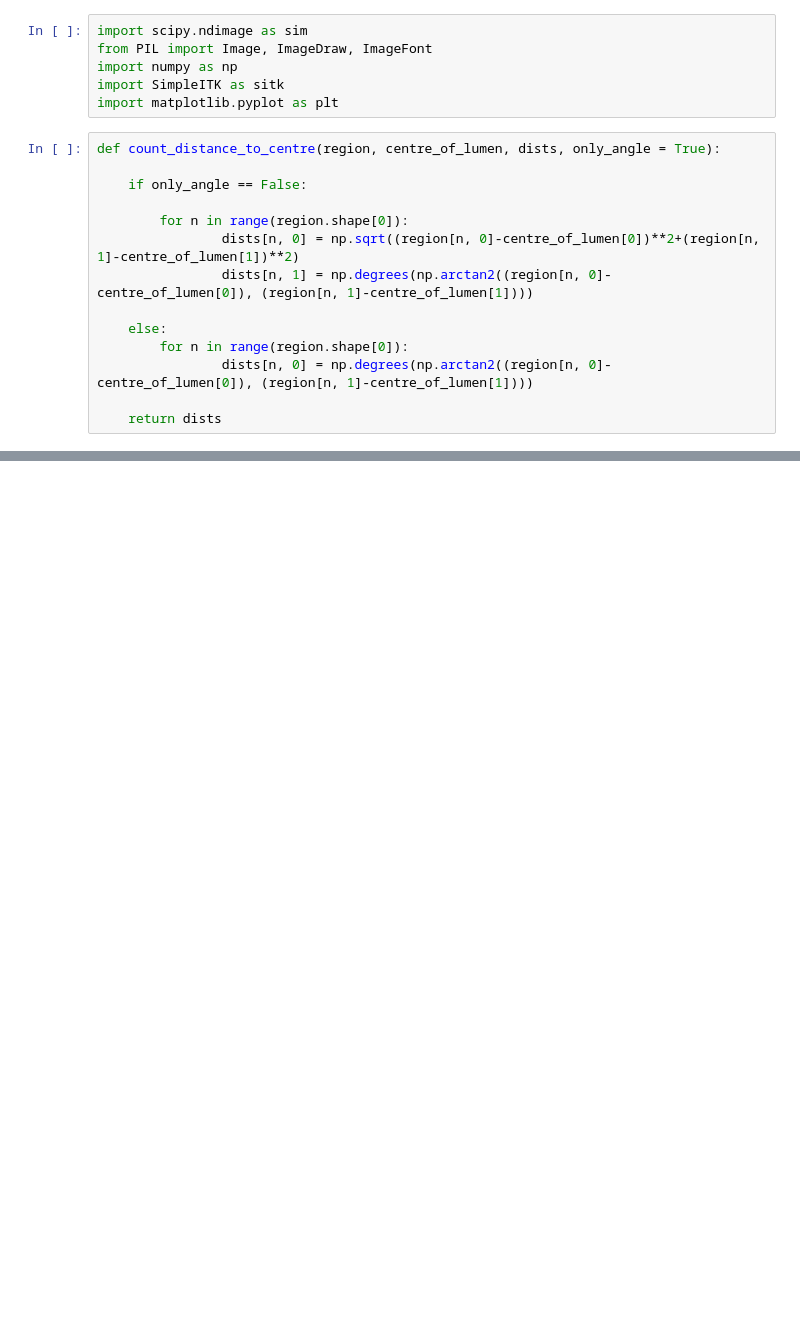
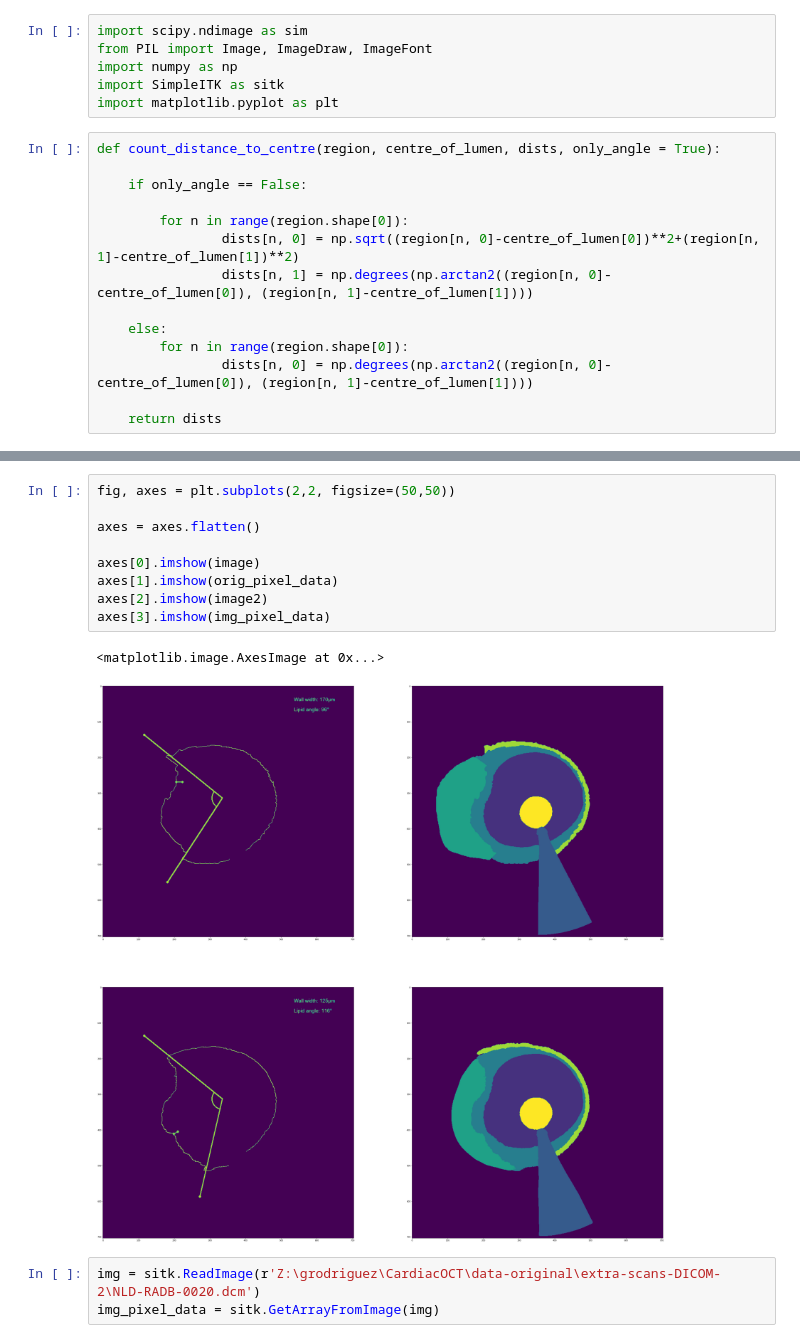
Before and after one commit to Gonzalo2408/CardiacOCT-project, a Jupyter notebook: post-processing/output_handling.ipynb, the cells around one changed output, grey strips where cells are left out. Saved outputs shown, nothing was run; the diff lists cells and outputs as text; blank space fills up the shorter version.

```diff
--- a/post-processing/output_handling.ipynb
+++ b/post-processing/output_handling.ipynb
@@ -357,0 +311,15 @@ axes[4].imshow(merged_preproc.astype(np.int32))
+# %%
+fig, axes = plt.subplots(2,2, figsize=(50,50))
+
+axes = axes.flatten()
+
+axes[0].imshow(image)
+axes[1].imshow(orig_pixel_data)
+axes[2].imshow(image2)
+axes[3].imshow(img_pixel_data)
+# %% [output]
+<matplotlib.image.AxesImage at 0x...>
+[figure, added]
+# %%
+img = sitk.ReadImage(r'Z:\grodriguez\CardiacOCT\data-original\extra-scans-DICOM-2\NLD-RADB-0020.dcm')
+img_pixel_data = sitk.GetArrayFromImage(img)
```
Also changed, not shown: parts of 10 cells of this notebook, 24 other files.
